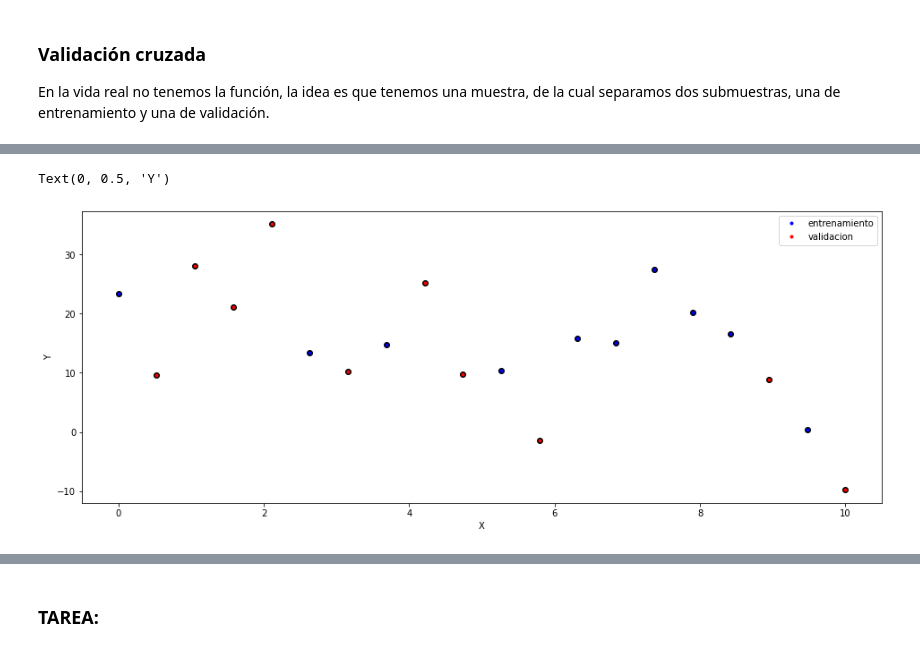
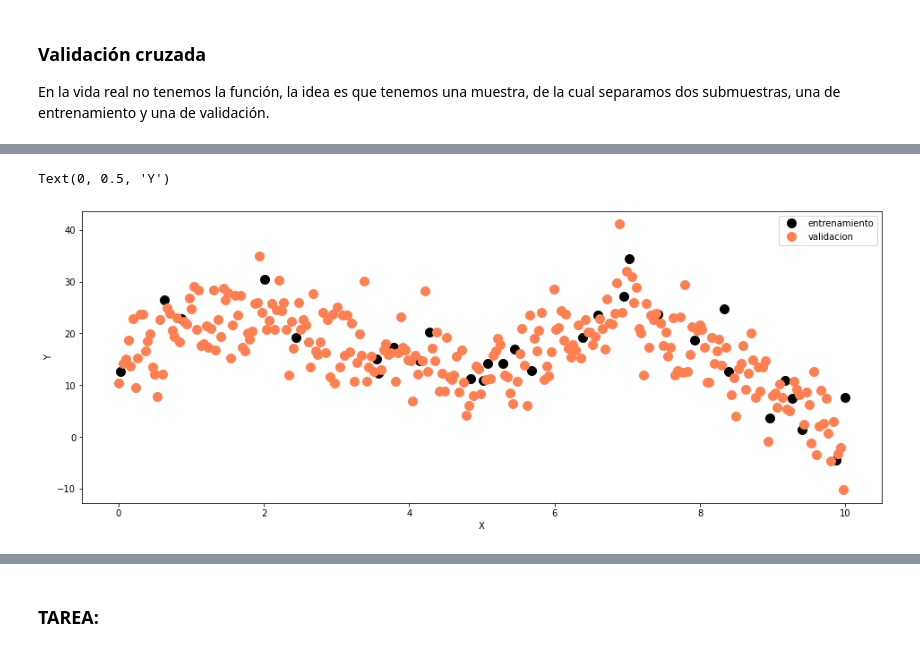
Before and after one commit to mlares/astrometria, a Jupyter notebook: C18_BV_tradeoff.ipynb, the cells around one changed output, grey strips where cells are left out. Drawn from its saved outputs; the diff is of its cells as text; code cells hidden in the pictures.

```diff
--- a/C18_BV_tradeoff.ipynb
+++ b/C18_BV_tradeoff.ipynb
@@ -197,0 +182,10 @@ y_test = [y_all[k] for k in range(len(x_all)) if k not in ids]
+# %%
+n_samples = 300
+n_train = 30
+
+# simulamos una muestra:
+x_all = np.linspace(0, Xmax, n_samples)
+y_all = sample(x_all, f, 0.15)
+
+# muestras de entrenamiento y validacion:
+ids = random.sample(range(n_samples), n_train)
@@ -198,15 +218,15 @@ y_test = [y_all[k] for k in range(len(x_all)) if k not in ids]
 # %%
 fig = plt.figure(figsize=(16, 6))
 ax = fig.add_subplot()
 
 ax.plot(x_all, y_all, "ok")
-ax.plot(x_train, y_train, ".b", label='entrenamiento')
-ax.plot(x_test, y_test, ".r", label='validacion')
+ax.plot(x_train, y_train, ".", color='black', markersize=20, label='entrenamiento')
+ax.plot(x_test, y_test, ".", color='coral',  markersize=20, label='validacion')
 ax.legend()
 ax.set_xlabel('X'); ax.set_ylabel('Y')
 # %% [output]
 Text(0, 0.5, 'Y')
-[figure, old version]
+[figure, new version]
 # %%
 max_degree = 10
 
```
Also changed, not shown: parts of 11 cells of this notebook, 1 other file.
